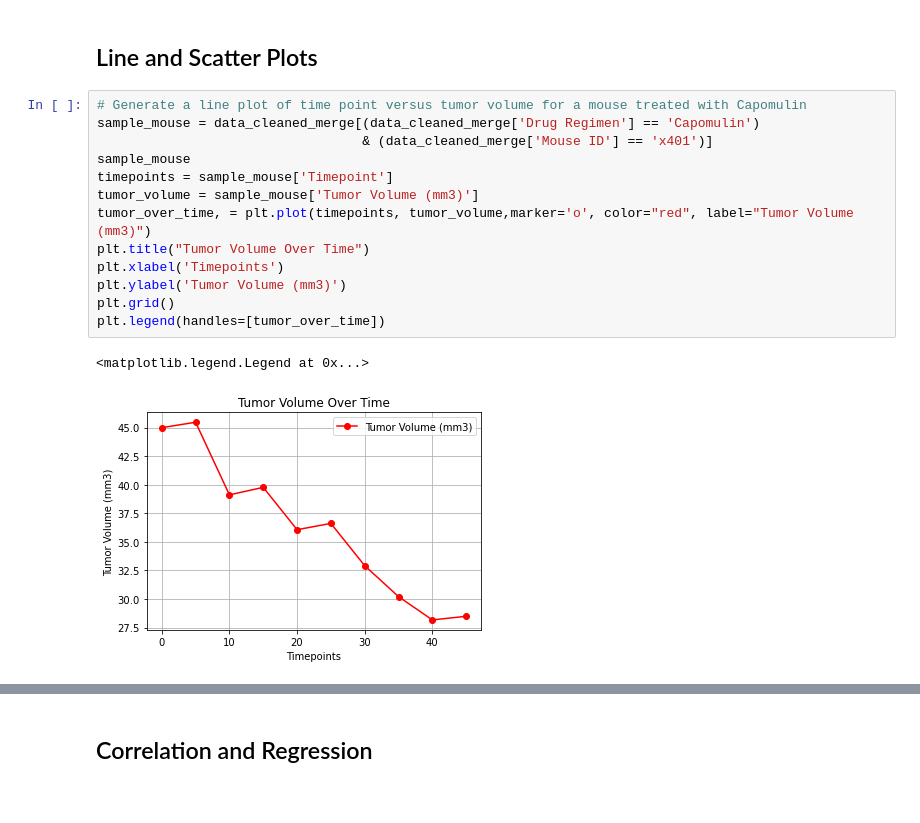
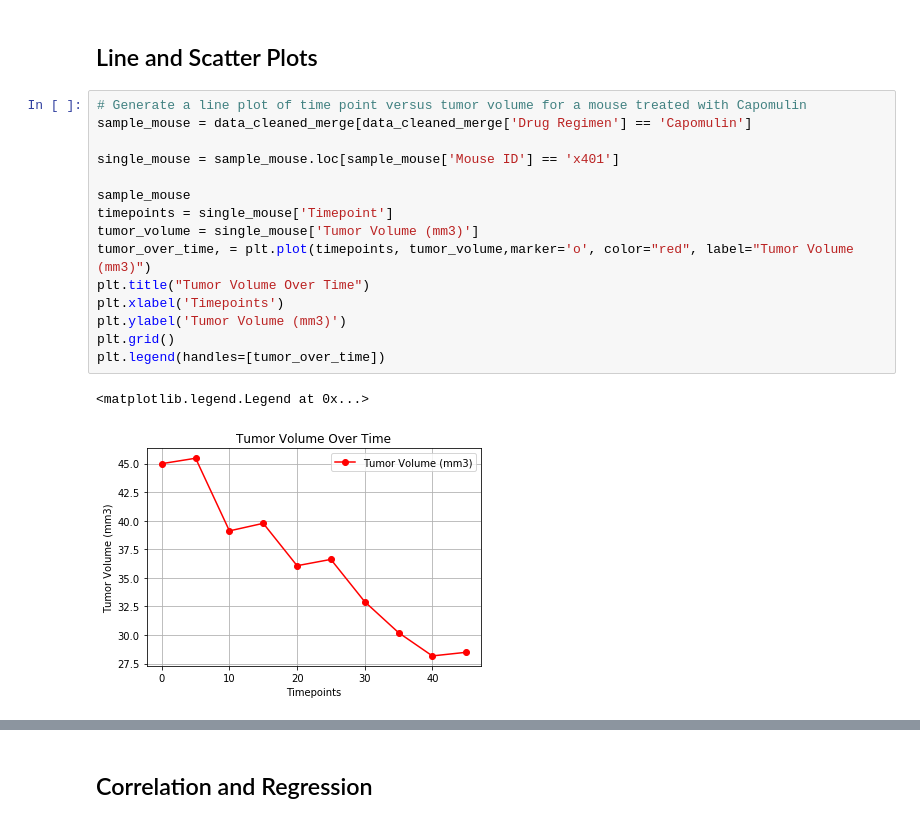
Before and after one commit to ramuir/Matplotlib-Pymac, a Jupyter notebook: Pymaceuticals/pymaceuticals_starter.ipynb, the cells around one changed output, grey strips where cells are left out. Drawn from its saved outputs; the diff is of its cells as text.

```diff
--- a/Pymaceuticals/pymaceuticals_starter.ipynb
+++ b/Pymaceuticals/pymaceuticals_starter.ipynb
@@ -297,20 +304,22 @@ potential_outliers
 ## Line and Scatter Plots
 # %%
 # Generate a line plot of time point versus tumor volume for a mouse treated with Capomulin
-sample_mouse = data_cleaned_merge[(data_cleaned_merge['Drug Regimen'] == 'Capomulin')
-                                  & (data_cleaned_merge['Mouse ID'] == 'x401')]
+sample_mouse = data_cleaned_merge[data_cleaned_merge['Drug Regimen'] == 'Capomulin']
+
+single_mouse = sample_mouse.loc[sample_mouse['Mouse ID'] == 'x401']
+
 sample_mouse
-timepoints = sample_mouse['Timepoint']
-tumor_volume = sample_mouse['Tumor Volume (mm3)']
+timepoints = single_mouse['Timepoint']
+tumor_volume = single_mouse['Tumor Volume (mm3)']
 tumor_over_time, = plt.plot(timepoints, tumor_volume,marker='o', color="red", label="Tumor Volume (mm3)")
 plt.title("Tumor Volume Over Time")
 plt.xlabel('Timepoints')
 plt.ylabel('Tumor Volume (mm3)')
 plt.grid()
 plt.legend(handles=[tumor_over_time])
 # %% [output]
 <matplotlib.legend.Legend at 0x...>
-[figure, old version]
+[figure, new version]
 # %%
 # Generate a scatter plot of mouse weight versus average tumor volume for the Capomulin regimen
 
```
Also changed, not shown: parts of 9 cells of this notebook.
